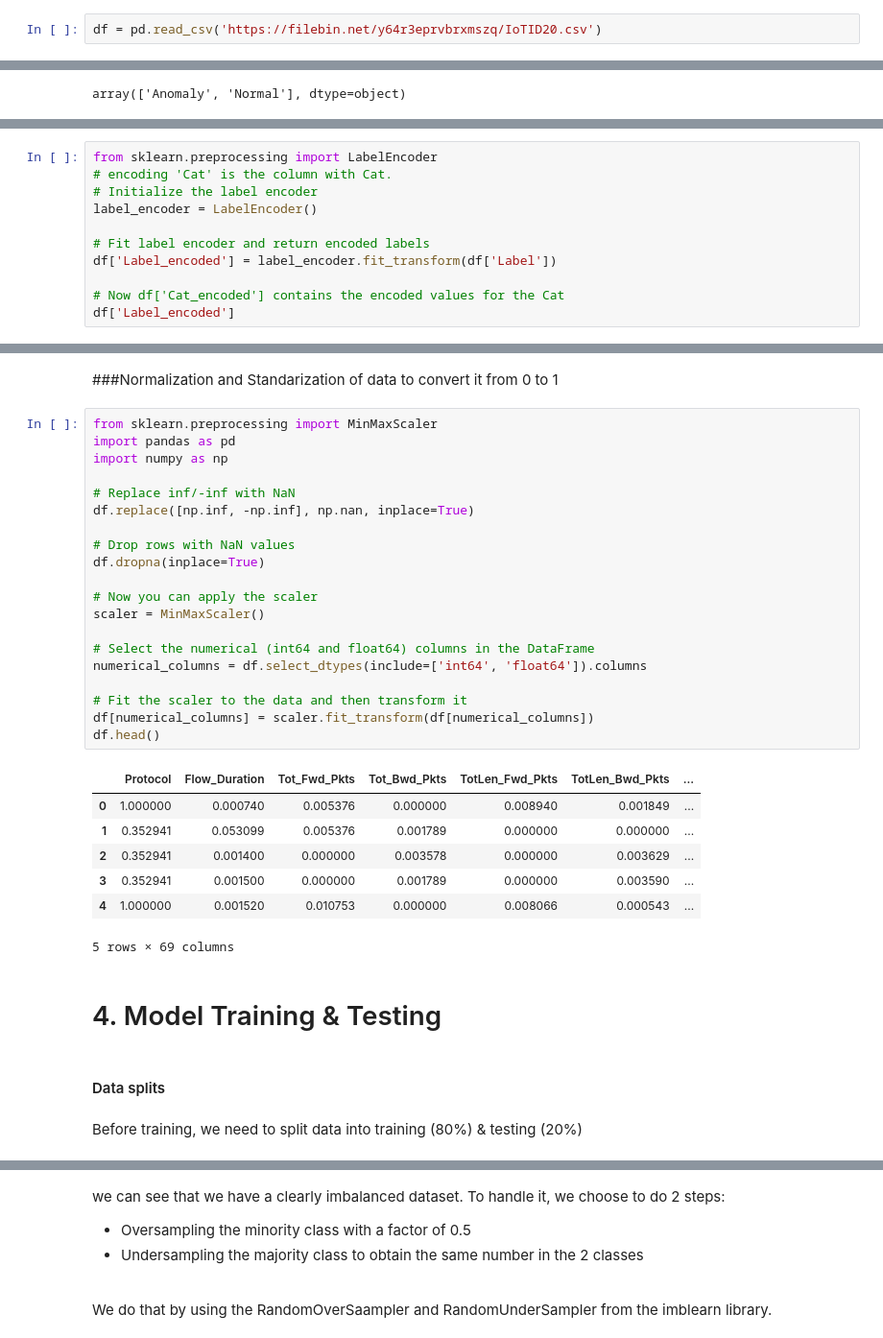
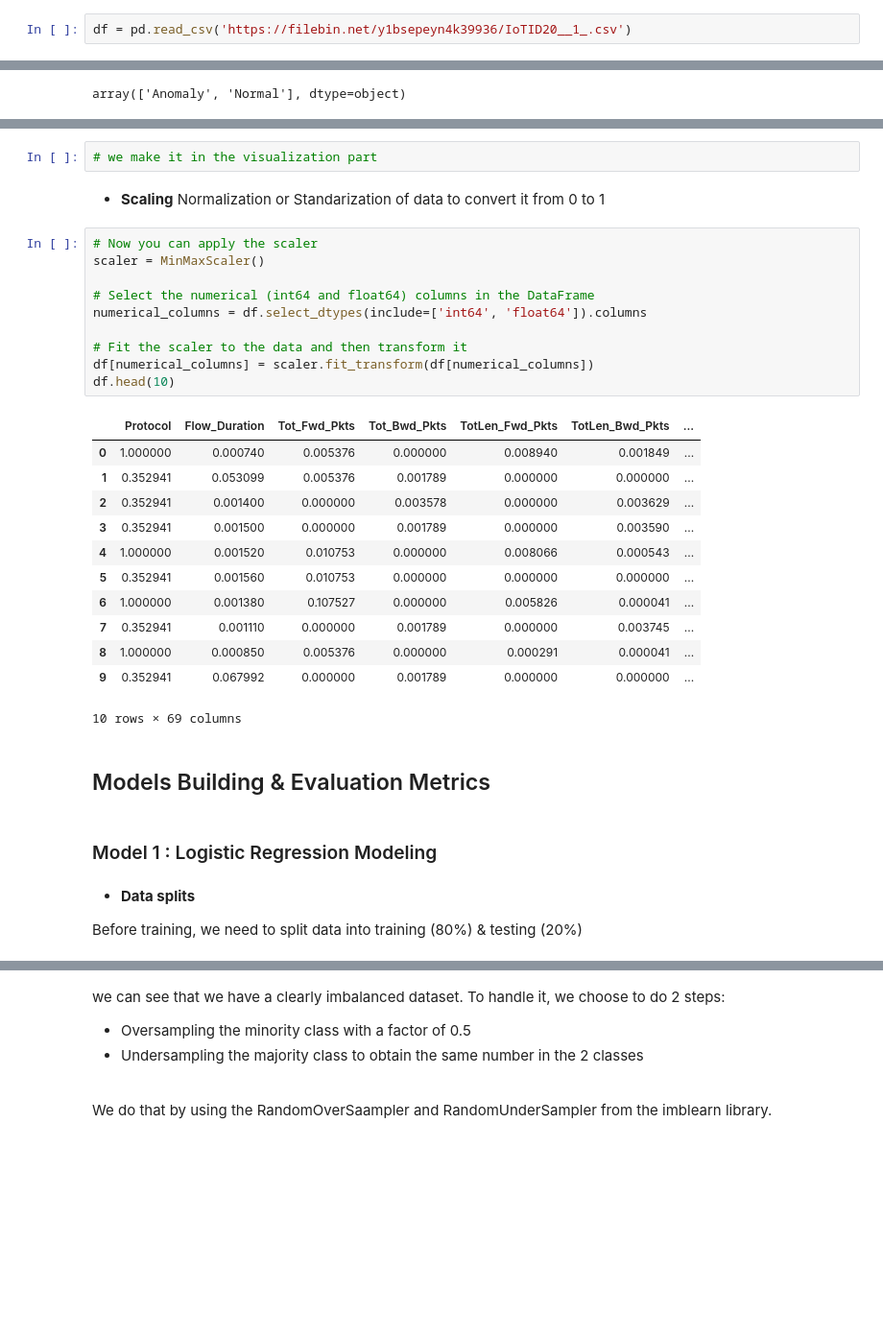
Before and after one commit to mashasiri/MASARBootcamp, a Jupyter notebook: Final_Project_for_DS_BootCamp.ipynb, the cells around one changed output, grey strips where cells are left out. Shown at 96% size. Saved outputs shown, nothing was run; the diff lists cells and outputs as text; blank space fills up the shorter version.

```diff
--- a/Final_Project_for_DS_BootCamp.ipynb
+++ b/Final_Project_for_DS_BootCamp.ipynb
@@ -111,2 +116,2 @@ import matplotlib.pyplot as plt
 # %%
-df = pd.read_csv('https://filebin.net/y64r3eprvbrxmszq/IoTID20.csv')
+df = pd.read_csv('https://filebin.net/y1bsepeyn4k39936/IoTID20__1_.csv')
@@ -346,11 +356,0 @@ array(['Anomaly', 'Normal'], dtype=object)
-# %%
-from sklearn.preprocessing import LabelEncoder
-# encoding 'Cat' is the column with Cat.
-# Initialize the label encoder
-label_encoder = LabelEncoder()
-
-# Fit label encoder and return encoded labels
-df['Label_encoded'] = label_encoder.fit_transform(df['Label'])
-
-# Now df['Cat_encoded'] contains the encoded values for the Cat
-df['Label_encoded']
@@ -370,38 +357,38 @@ Name: Label_encoded, Length: 162388, dtype: int64
+# %%
+# we make it in the visualization part
 # %% [markdown]
-###Normalization and Standarization of data to convert it from 0 to 1
+- **Scaling**
+Normalization or Standarization of data to convert it from 0 to 1
 # %%
-from sklearn.preprocessing import MinMaxScaler
-import pandas as pd
-import numpy as np
-
-# Replace inf/-inf with NaN
-df.replace([np.inf, -np.inf], np.nan, inplace=True)
-
-# Drop rows with NaN values
-df.dropna(inplace=True)
-
 # Now you can apply the scaler
 scaler = MinMaxScaler()
 
 # Select the numerical (int64 and float64) columns in the DataFrame
 numerical_columns = df.select_dtypes(include=['int64', 'float64']).columns
 
 # Fit the scaler to the data and then transform it
 df[numerical_columns] = scaler.fit_transform(df[numerical_columns])
-df.head()
+df.head(10)
 # %% [output]
 |  | Protocol | Flow_Duration | Tot_Fwd_Pkts | Tot_Bwd_Pkts | TotLen_Fwd_Pkts | TotLen_Bwd_Pkts | ... |
 | 0 | 1.000000 | 0.000740 | 0.005376 | 0.000000 | 0.008940 | 0.001849 | ... |
 | 1 | 0.352941 | 0.053099 | 0.005376 | 0.001789 | 0.000000 | 0.000000 | ... |
 | 2 | 0.352941 | 0.001400 | 0.000000 | 0.003578 | 0.000000 | 0.003629 | ... |
 | 3 | 0.352941 | 0.001500 | 0.000000 | 0.001789 | 0.000000 | 0.003590 | ... |
 | 4 | 1.000000 | 0.001520 | 0.010753 | 0.000000 | 0.008066 | 0.000543 | ... |
+| 5 | 0.352941 | 0.001560 | 0.010753 | 0.000000 | 0.000000 | 0.000000 | ... |
+| 6 | 1.000000 | 0.001380 | 0.107527 | 0.000000 | 0.005826 | 0.000041 | ... |
+| 7 | 0.352941 | 0.001110 | 0.000000 | 0.001789 | 0.000000 | 0.003745 | ... |
+| 8 | 1.000000 | 0.000850 | 0.005376 | 0.000000 | 0.000291 | 0.000041 | ... |
+| 9 | 0.352941 | 0.067992 | 0.000000 | 0.001789 | 0.000000 | 0.000000 | ... |
-5 rows × 69 columns
+10 rows × 69 columns
-# %% [markdown]
-# 4. Model Training & Testing
-# %% [markdown]
-#### Data splits
+# %% [markdown]
+## Models Building & Evaluation Metrics
+# %% [markdown]
+### Model 1 : Logistic Regression Modeling
 # %% [markdown]
+- **Data splits**
+
 Before training, we need to split data into training (80%) & testing (20%)
 # %%
 from sklearn.model_selection import train_test_split
```
Also changed, not shown: parts of 66 cells of this notebook.
